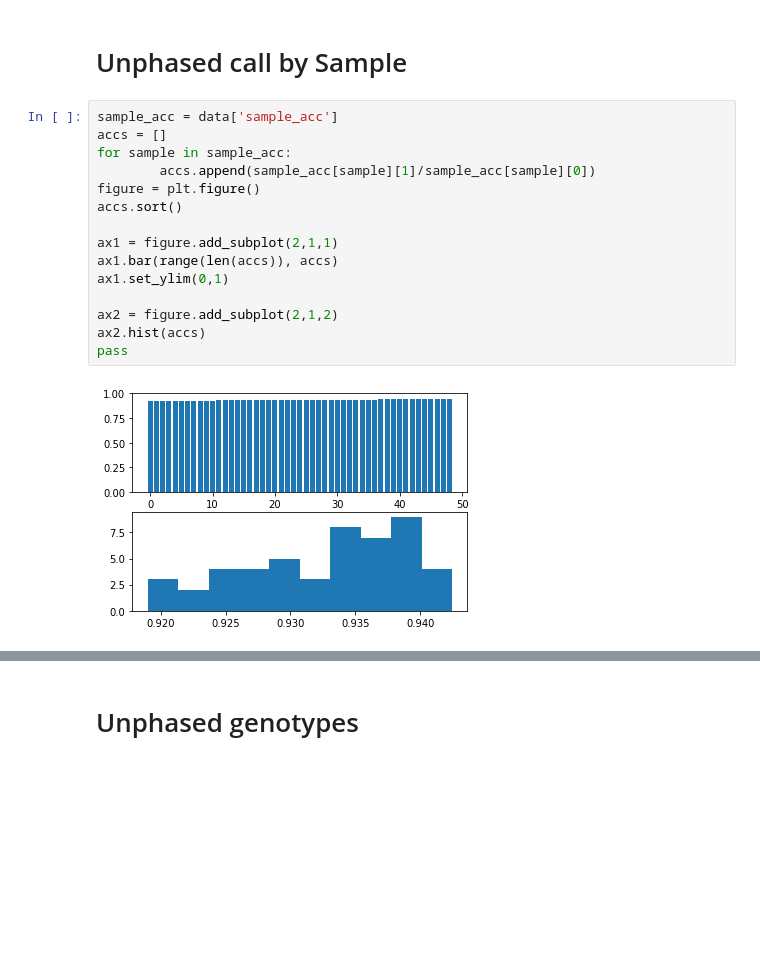
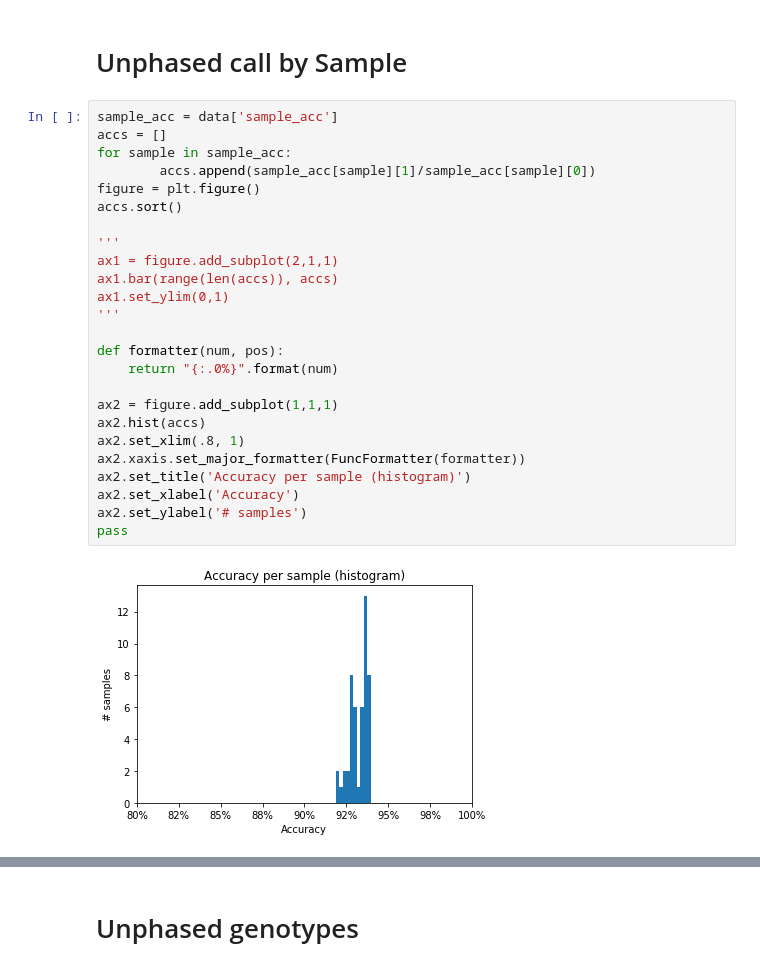
Before and after one commit to LiterallyUniqueLogin/ukbiobank_strs, a Jupyter notebook: pre_imputation_qc/ref_panel_size/graph_analysis.ipynb, the cells around one changed output, grey strips where cells are left out. Cells and saved outputs as stored; diff of their text form; blank space fills up the shorter version.

```diff
--- a/pre_imputation_qc/ref_panel_size/graph_analysis.ipynb
+++ b/pre_imputation_qc/ref_panel_size/graph_analysis.ipynb
@@ -106,17 +107,27 @@ Plotting ...
 # %%
 sample_acc = data['sample_acc']
 accs = []
 for sample in sample_acc:
         accs.append(sample_acc[sample][1]/sample_acc[sample][0])
 figure = plt.figure()
 accs.sort()
 
+'''
 ax1 = figure.add_subplot(2,1,1)
 ax1.bar(range(len(accs)), accs)
 ax1.set_ylim(0,1)
+'''
 
-ax2 = figure.add_subplot(2,1,2)
+def formatter(num, pos):
+    return "{:.0%}".format(num)
+
+ax2 = figure.add_subplot(1,1,1)
 ax2.hist(accs)
+ax2.set_xlim(.8, 1)
+ax2.xaxis.set_major_formatter(FuncFormatter(formatter))
+ax2.set_title('Accuracy per sample (histogram)')
+ax2.set_xlabel('Accuracy')
+ax2.set_ylabel('# samples')
 pass
 # %% [output]
-[figure, old version]
+[figure, new version]
```
Also changed, not shown: parts of 11 cells of this notebook, 2 other files.
